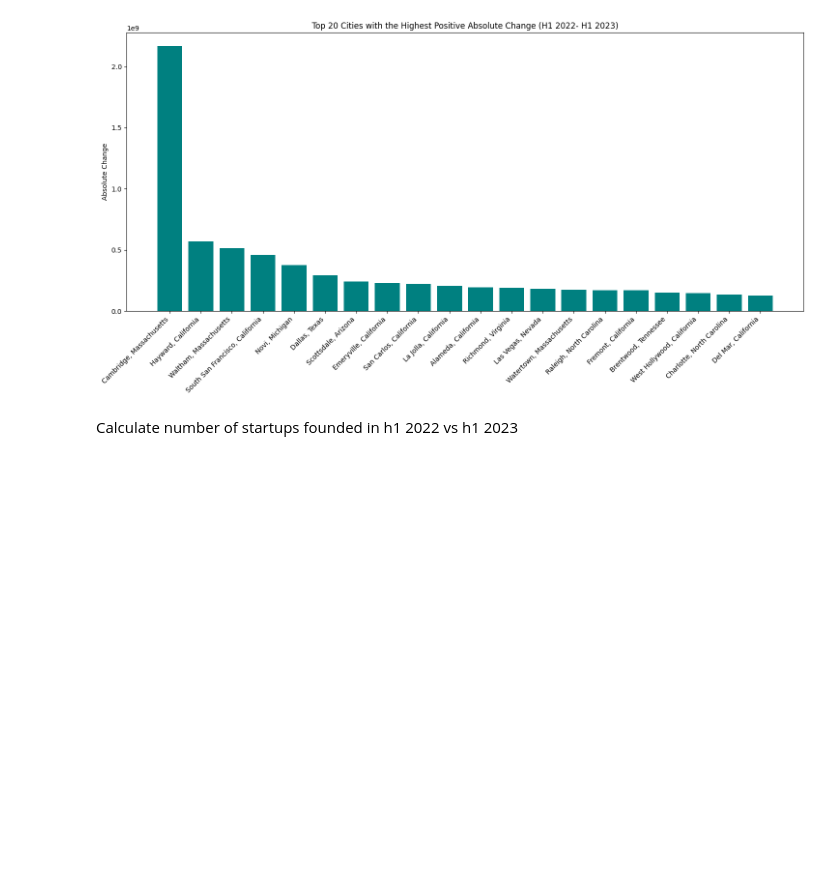
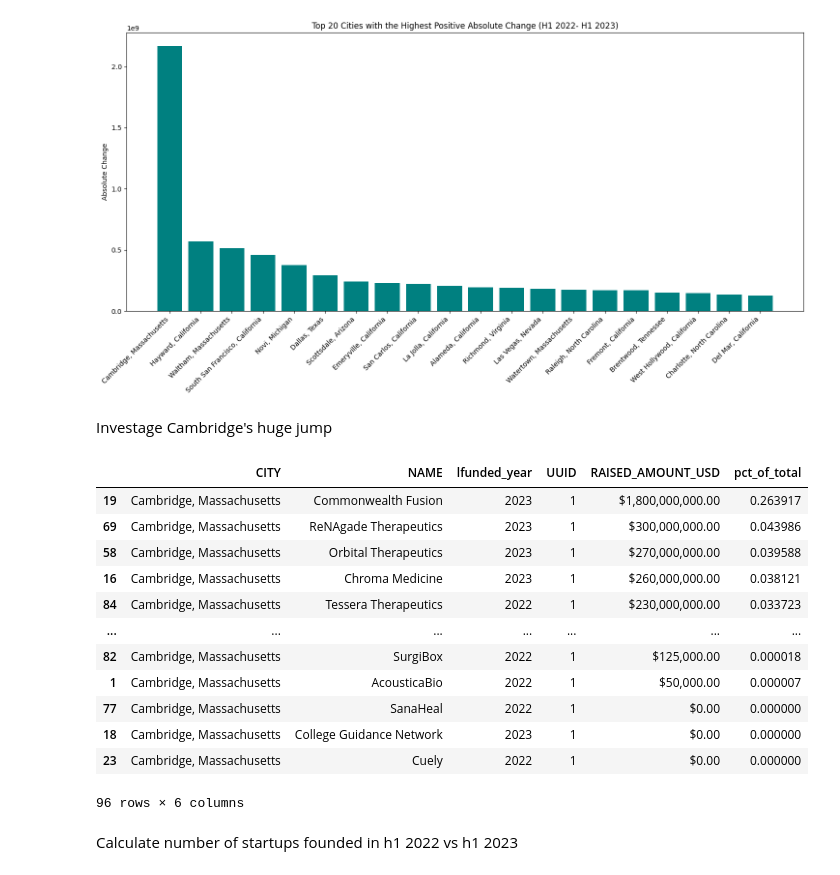
Before and after one commit to Willschulman/bane_data_science_consultant_assesment, a Jupyter notebook: Exploratory_Analysis.ipynb, the cells around one changed output. Cells and saved outputs as stored; diff of their text form; code cells hidden in the pictures; blank space fills up the shorter version.

```diff
--- a/Exploratory_Analysis.ipynb
+++ b/Exploratory_Analysis.ipynb
@@ -279,6 +352,27 @@ plt.tight_layout()
 plt.show()
 # %% [output]
 [figure]
+# %% [markdown]
+Investage Cambridge's huge jump
+# %%
+cambridge_companies = geo_halves_fund[geo_halves_fund['CITY'] =='Cambridge, Massachusetts'].groupby(['CITY','NAME','lfunded_year']).agg({'UUID':pd.Series.nunique,'RAISED_AMOUNT_USD':sum}).reset_index().sort_values(by='RAISED_AMOUNT_USD', ascending=False)
+cambridge_companies['pct_of_total'] = cambridge_companies['RAISED_AMOUNT_USD'] / cambridge_companies['RAISED_AMOUNT_USD'].sum()
+cambridge_companies['RAISED_AMOUNT_USD'] = cambridge_companies['RAISED_AMOUNT_USD'].apply(lambda x: "${:,.2f}".format(x))
+cambridge_companies
+# %% [output]
+|  | CITY | NAME | lfunded_year | UUID | RAISED_AMOUNT_USD | pct_of_total |
+| 19 | Cambridge, Massachusetts | Commonwealth Fusion | 2023 | 1 | $1,800,000,000.00 | 0.263917 |
+| 69 | Cambridge, Massachusetts | ReNAgade Therapeutics | 2023 | 1 | $300,000,000.00 | 0.043986 |
+| 58 | Cambridge, Massachusetts | Orbital Therapeutics | 2023 | 1 | $270,000,000.00 | 0.039588 |
+| 16 | Cambridge, Massachusetts | Chroma Medicine | 2023 | 1 | $260,000,000.00 | 0.038121 |
+| 84 | Cambridge, Massachusetts | Tessera Therapeutics | 2022 | 1 | $230,000,000.00 | 0.033723 |
+| ... | ... | ... | ... | ... | ... | ... |
+| 82 | Cambridge, Massachusetts | SurgiBox | 2022 | 1 | $125,000.00 | 0.000018 |
+| 1 | Cambridge, Massachusetts | AcousticaBio | 2022 | 1 | $50,000.00 | 0.000007 |
+| 77 | Cambridge, Massachusetts | SanaHeal | 2022 | 1 | $0.00 | 0.000000 |
+| 18 | Cambridge, Massachusetts | College Guidance Network | 2023 | 1 | $0.00 | 0.000000 |
+| 23 | Cambridge, Massachusetts | Cuely | 2022 | 1 | $0.00 | 0.000000 |
+96 rows × 6 columns
 # %% [markdown]
 Calculate number of startups founded in h1 2022 vs h1 2023
 # %%
```
Also changed, not shown: parts of 28 cells of this notebook, 2 other files.
